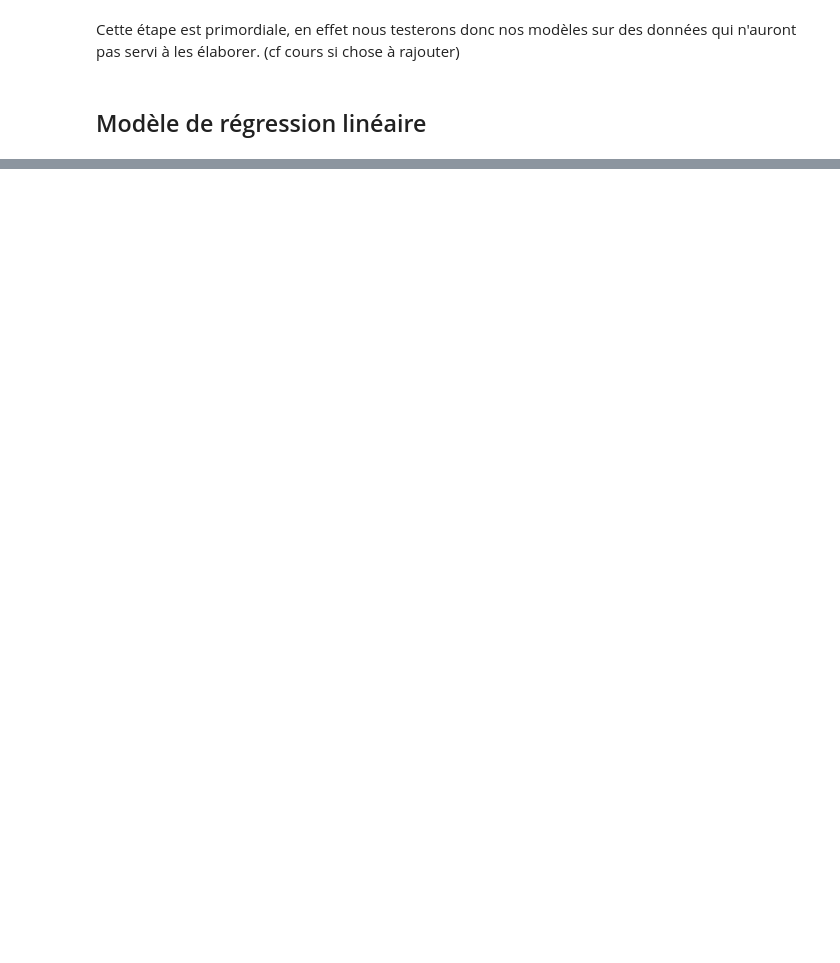
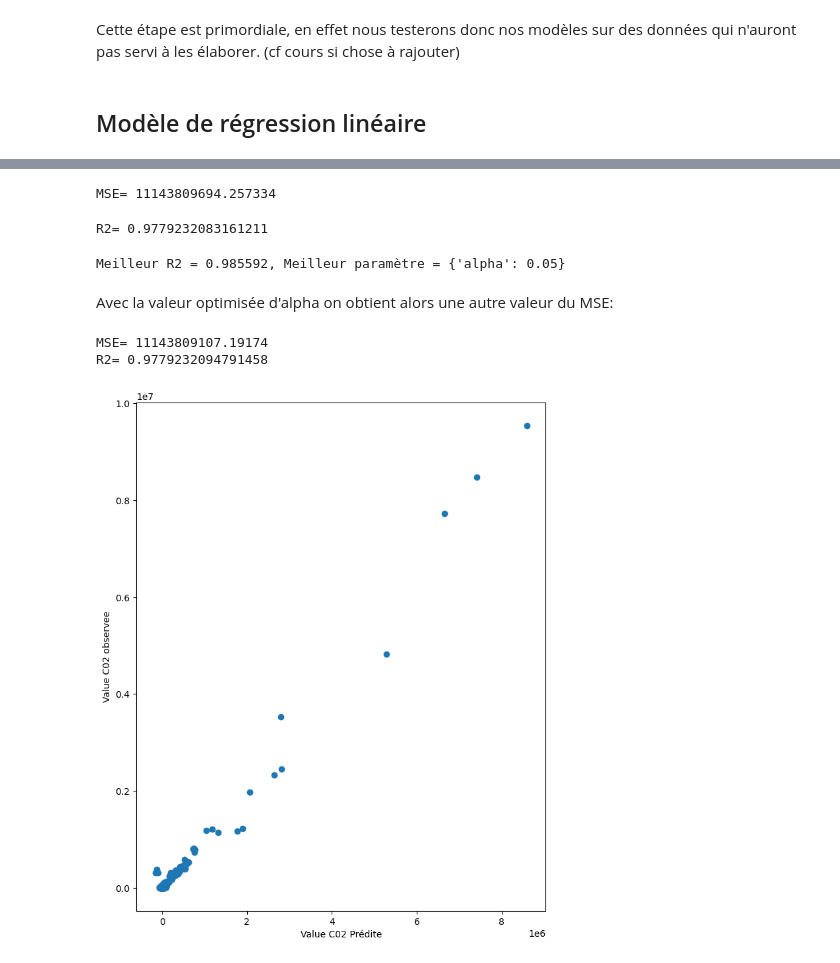
Before and after one commit to julien-richaume/projet_machine_learning, a Jupyter notebook: Projet-ML-Python(3).ipynb, the cells around one changed output, grey strips where cells are left out. Cells and saved outputs as stored; diff of their text form; code cells hidden in the pictures; blank space fills up the shorter version.

```diff
--- a/Projet-ML-Python(3).ipynb
+++ b/Projet-ML-Python(3).ipynb
@@ -671,0 +685,59 @@ Cette étape est primordiale, en effet nous testerons donc nos modèles sur des
+# %%
+from sklearn import linear_model
+from sklearn.metrics import mean_squared_error
+
+
+colonnes_quantitatives = [col for col in data.columns if col not in ['Entity', 'Year', 'Value_co2_emissions_kt_by_country']]
+
+# Créer un nouvel DataFrame avec seulement les colonnes quantitatives
+X_train_quanti = X_train[colonnes_quantitatives]
+X_test_quanti = X_test[colonnes_quantitatives]
+#y_train_quanti = y_train[colonnes_quantitatives]
+#y_test_quanti = y_test[colonnes_quantitatives]
+
+
+regLasso = linear_model.Lasso()
+regLasso.fit(X_train_quanti,y_train)
+prev=regLasso.predict(X_test_quanti)
+print("MSE=",mean_squared_error(y_test,prev))
+
+#ca fait bcp pour le MSE la non...
+#le MSE représente ici le coeff de pénalisation du LASSO
+# %% [output]
+MSE= 11143809694.257334
+# %%
+from sklearn.metrics import r2_score
+print("R2=",r2_score(y_test,prev))
+# %% [output]
+R2= 0.9779232083161211
+# %%
+#on optimise le coeff de pénalisation par validation croisée:
+
+from sklearn.model_selection import GridSearchCV
+# grille de valeurs du paramètre alpha à optimiser
+param=[{"alpha":[0.05,0.1,0.2,0.3,0.4,0.5,1]}]
+regLasso = GridSearchCV(linear_model.Lasso(), param,cv=5,n_jobs=-1)
+regLassOpt=regLasso.fit(X_train_quanti, y_train)
+# paramètre optimal
+regLassOpt.best_params_["alpha"]
+print("Meilleur R2 = %f, Meilleur paramètre = %s" % (regLassOpt.best_score_,regLassOpt.best_params_))
+# %% [output]
+Meilleur R2 = 0.985592, Meilleur paramètre = {'alpha': 0.05}
+# %% [markdown]
+Avec la valeur optimisée d'alpha on obtient alors une autre valeur du MSE:
+# %%
+prev=regLassOpt.predict(X_test_quanti)
+print("MSE=",mean_squared_error(prev,y_test))
+print("R2=",r2_score(y_test,prev))
+# %% [output]
+MSE= 11143809107.19174
+R2= 0.9779232094791458
+# %%
+plt.plot(prev,y_test,"o")
+plt.xlabel(u"Value C02 Prédite")
+plt.ylabel("Value C02 observee")
+plt.show()
+
+#grosse différence d'ordre de grandeur entre prédites et observées???
+# %% [output]
+[figure, added]
```
Also changed, not shown: parts of 36 cells of this notebook.
